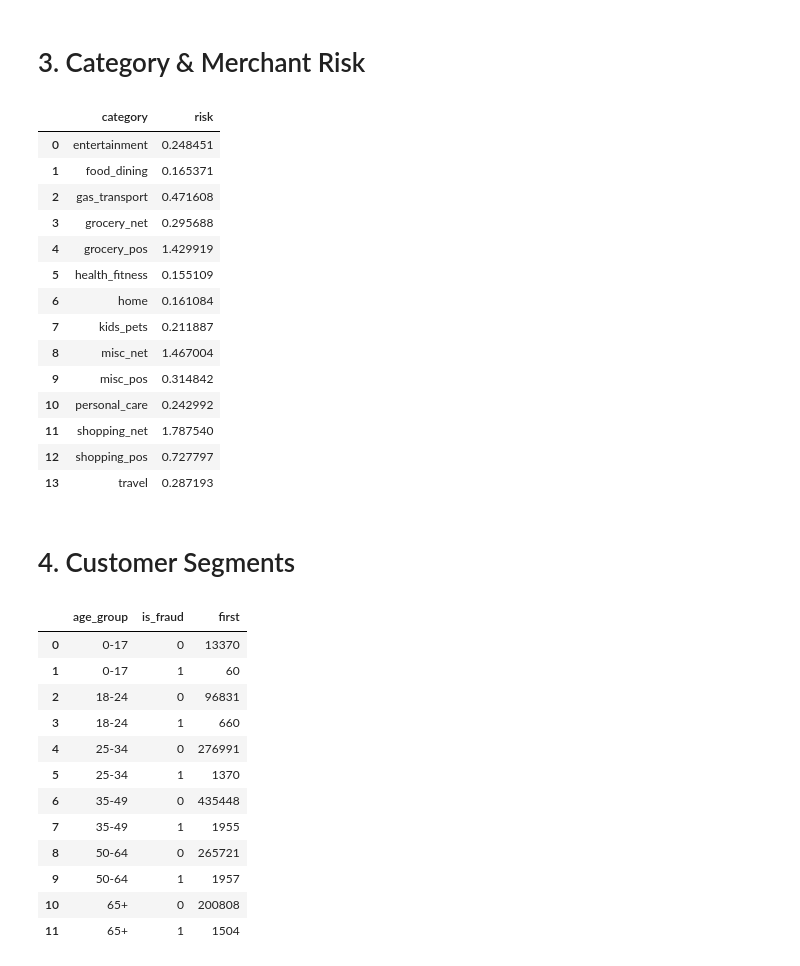
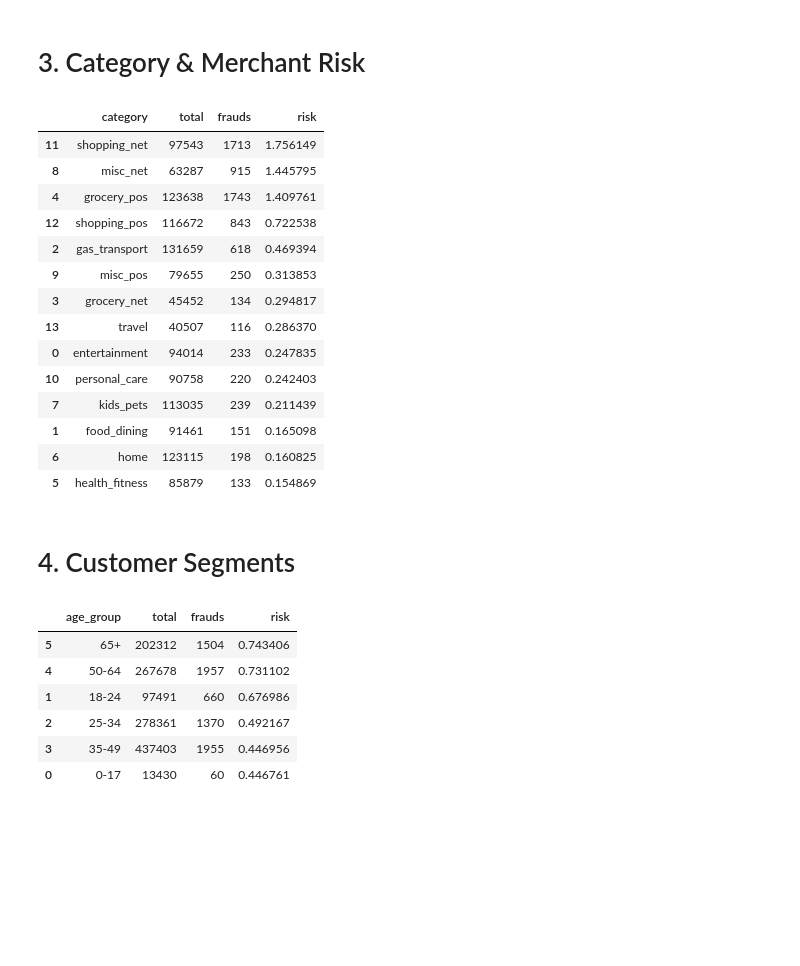
Before and after one commit to SabaGuledani/Credit-Card-Transactions-Fraud-Detection, a Jupyter notebook: notebooks/core_business_metrics.ipynb, the cells around one changed output. Saved outputs shown, nothing was run; the diff lists cells and outputs as text; code cells hidden in the pictures; blank space fills up the shorter version.

```diff
--- a/notebooks/core_business_metrics.ipynb
+++ b/notebooks/core_business_metrics.ipynb
@@ -76,52 +76,46 @@ def get_fraud_rate_by_day(df:pd.DataFrame):
 # %% [markdown]
 # 3. Category & Merchant Risk
 # %%
-def get_category_fraud_risk_grouped(df:pd.DataFrame):
-    category_frauds = df.groupby(["category","is_fraud"]).count()[["first"]]
-    return category_frauds.reset_index()
 
-def get_category_fraud_risk_rate(df:pd.DataFrame):
-    df_grouped = get_category_fraud_risk_grouped(df)
-    df_frauds = df_grouped[df_grouped["is_fraud"] == 1][["category", "first"]].reset_index()
-    df_totals = df_grouped[df_grouped["is_fraud"] == 0][["category", "first"]].reset_index()
-    df_totals["risk"] = df_frauds["first"] / df_totals["first"] * 100
-    df_totals.drop(columns=['first', "index"],inplace=True)
-    return df_totals
 
-get_category_fraud_risk_rate(df)
+def get_fraud_risk_rate(df, by):
+    grouped = df.groupby(by)["is_fraud"].agg(
+        total="count",
+        frauds="sum"
+    ).reset_index()
+
+    grouped["risk"] = grouped["frauds"] / grouped["total"] * 100
+
+    return grouped.sort_values("risk", ascending=False)
-# %% [output]
-|  | category | risk |
-| 0 | entertainment | 0.248451 |
-| 1 | food_dining | 0.165371 |
-| 2 | gas_transport | 0.471608 |
-| 3 | grocery_net | 0.295688 |
-| 4 | grocery_pos | 1.429919 |
-| 5 | health_fitness | 0.155109 |
-| 6 | home | 0.161084 |
-| 7 | kids_pets | 0.211887 |
-| 8 | misc_net | 1.467004 |
-| 9 | misc_pos | 0.314842 |
-| 10 | personal_care | 0.242992 |
-| 11 | shopping_net | 1.787540 |
-| 12 | shopping_pos | 0.727797 |
-| 13 | travel | 0.287193 |
+# %%
+category_fraud_risk_rate_df = get_fraud_risk_rate(df,"category")
+category_fraud_risk_rate_df
+# %% [output]
+|  | category | total | frauds | risk |
+| 11 | shopping_net | 97543 | 1713 | 1.756149 |
+| 8 | misc_net | 63287 | 915 | 1.445795 |
+| 4 | grocery_pos | 123638 | 1743 | 1.409761 |
+| 12 | shopping_pos | 116672 | 843 | 0.722538 |
+| 2 | gas_transport | 131659 | 618 | 0.469394 |
+| 9 | misc_pos | 79655 | 250 | 0.313853 |
+| 3 | grocery_net | 45452 | 134 | 0.294817 |
+| 13 | travel | 40507 | 116 | 0.286370 |
+| 0 | entertainment | 94014 | 233 | 0.247835 |
+| 10 | personal_care | 90758 | 220 | 0.242403 |
+| 7 | kids_pets | 113035 | 239 | 0.211439 |
+| 1 | food_dining | 91461 | 151 | 0.165098 |
+| 6 | home | 123115 | 198 | 0.160825 |
+| 5 | health_fitness | 85879 | 133 | 0.154869 |
 # %% [markdown]
 # 4. Customer Segments
 # %%
-# def get_fraud_by_age_group(df:pd.DataFrame):
-
-df.groupby(["age_group", 'is_fraud']).count()[["first"]].reset_index()
+age_group_fraud_risk_rate_df = get_fraud_risk_rate(df, "age_group")
+age_group_fraud_risk_rate_df
 # %% [output]
-|  | age_group | is_fraud | first |
-| 0 | 0-17 | 0 | 13370 |
-| 1 | 0-17 | 1 | 60 |
-| 2 | 18-24 | 0 | 96831 |
-| 3 | 18-24 | 1 | 660 |
-| 4 | 25-34 | 0 | 276991 |
-| 5 | 25-34 | 1 | 1370 |
-| 6 | 35-49 | 0 | 435448 |
-| 7 | 35-49 | 1 | 1955 |
-| 8 | 50-64 | 0 | 265721 |
-| 9 | 50-64 | 1 | 1957 |
-| 10 | 65+ | 0 | 200808 |
-| 11 | 65+ | 1 | 1504 |
+|  | age_group | total | frauds | risk |
+| 5 | 65+ | 202312 | 1504 | 0.743406 |
+| 4 | 50-64 | 267678 | 1957 | 0.731102 |
+| 1 | 18-24 | 97491 | 660 | 0.676986 |
+| 2 | 25-34 | 278361 | 1370 | 0.492167 |
+| 3 | 35-49 | 437403 | 1955 | 0.446956 |
+| 0 | 0-17 | 13430 | 60 | 0.446761 |
```
Also changed, not shown: parts of 4 cells of this notebook, 1 other file.
